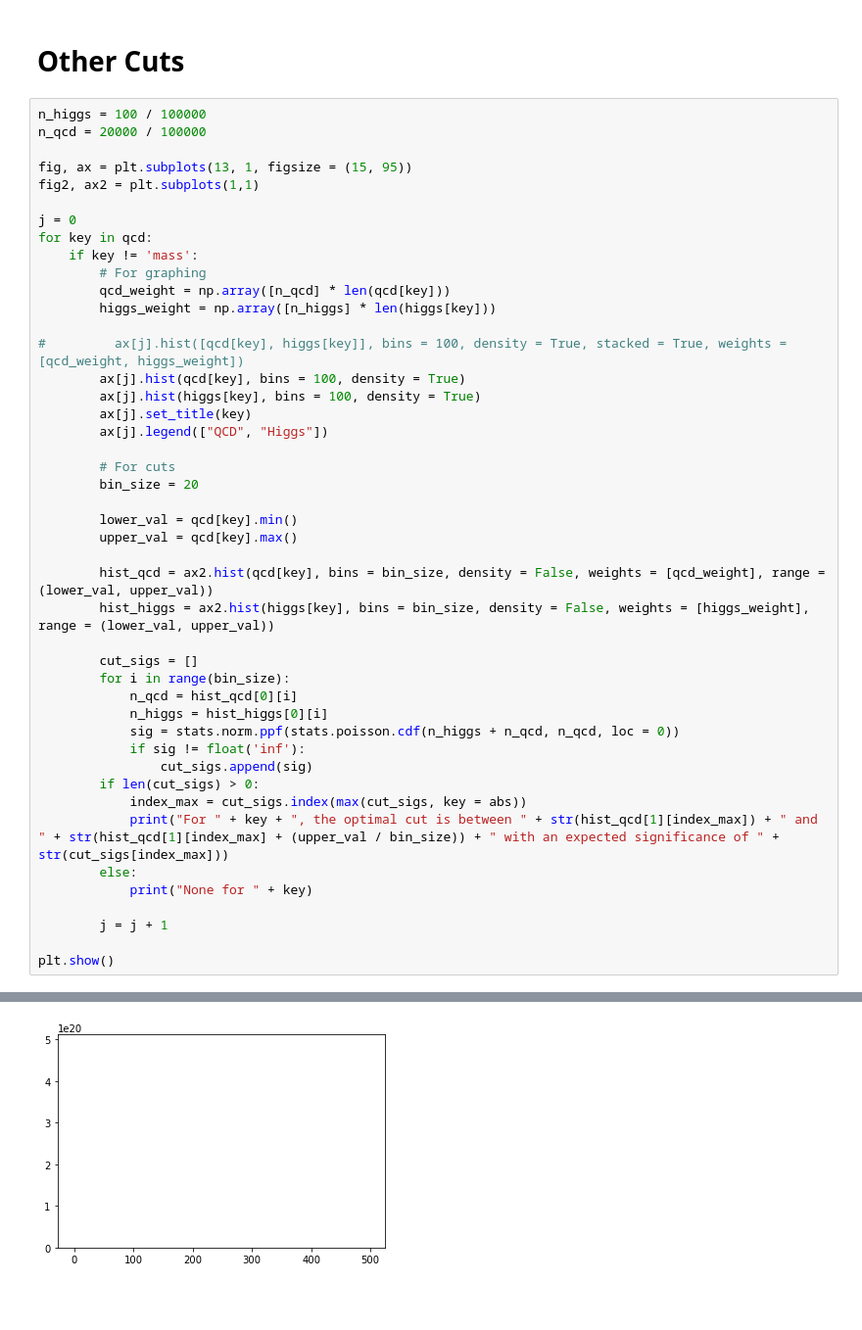
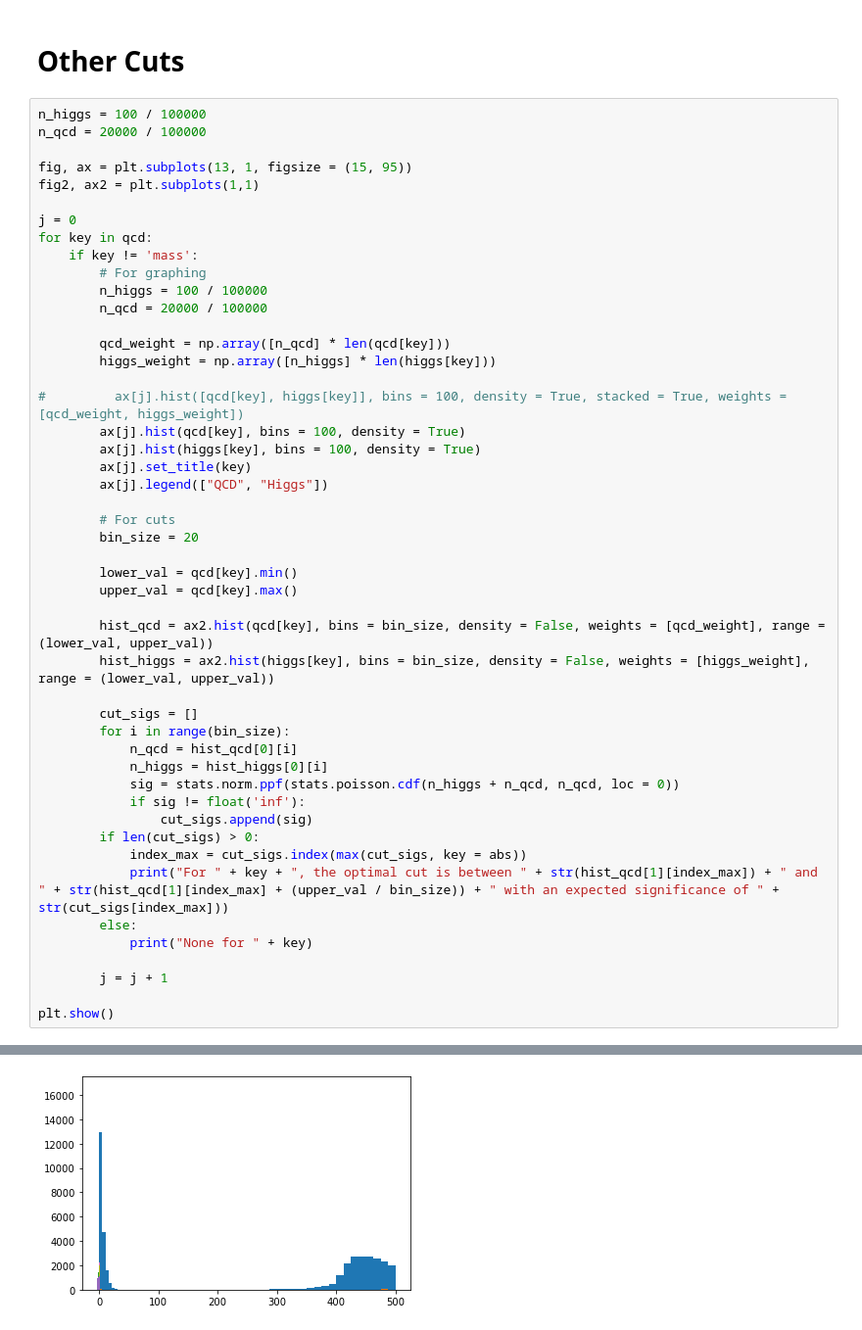
Before and after one commit to jarods00/PHYS434, a Jupyter notebook: Lab 7 & 8.ipynb, the cells around one changed output, grey strips where cells are left out. Shown at 98% size. Saved outputs shown, nothing was run; the diff lists cells and outputs as text; blank space fills up the shorter version.

```diff
--- a/Lab 7 & 8.ipynb
+++ b/Lab 7 & 8.ipynb
@@ -118,6 +118,9 @@ j = 0
 for key in qcd:
     if key != 'mass':
         # For graphing
+        n_higgs = 100 / 100000
+        n_qcd = 20000 / 100000
+
         qcd_weight = np.array([n_qcd] * len(qcd[key]))
         higgs_weight = np.array([n_higgs] * len(higgs[key]))
 
@@ -169,5 +172,5 @@ For KtDeltaR, the optimal cut is between 1.2074606145890834 and 1.27099809530258
 [figure]
-[figure, old version]
+[figure, new version]
 # %%
 n_higgs = 100 / 100000
 n_qcd = 20000 / 100000
```
Also changed, not shown: parts of 2 cells of this notebook.
